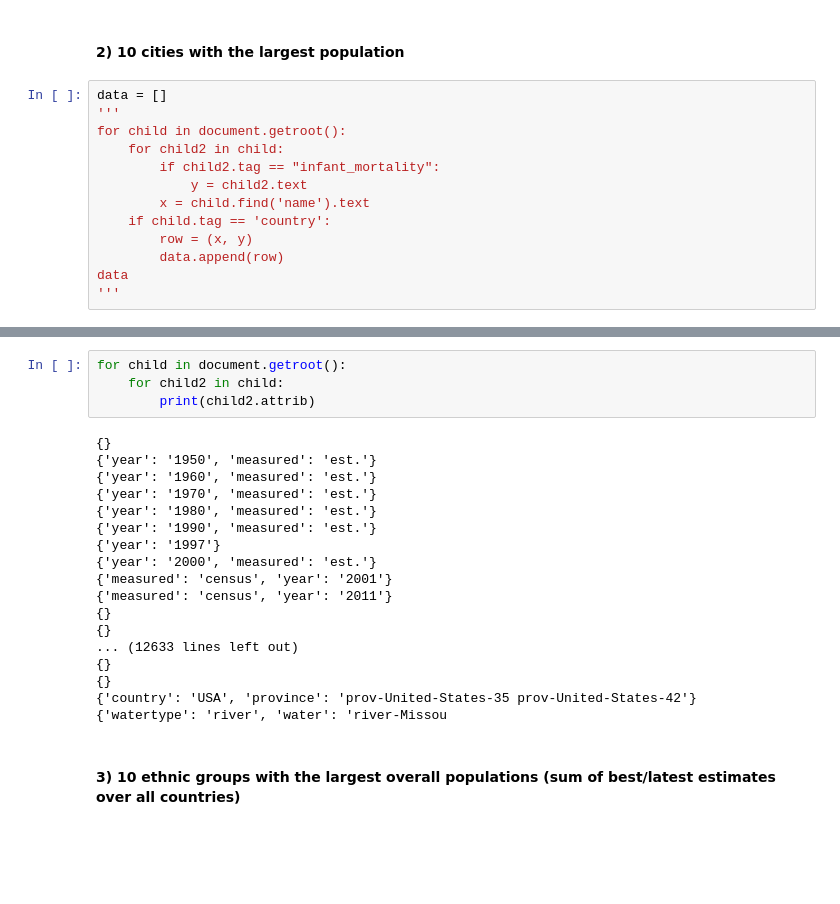
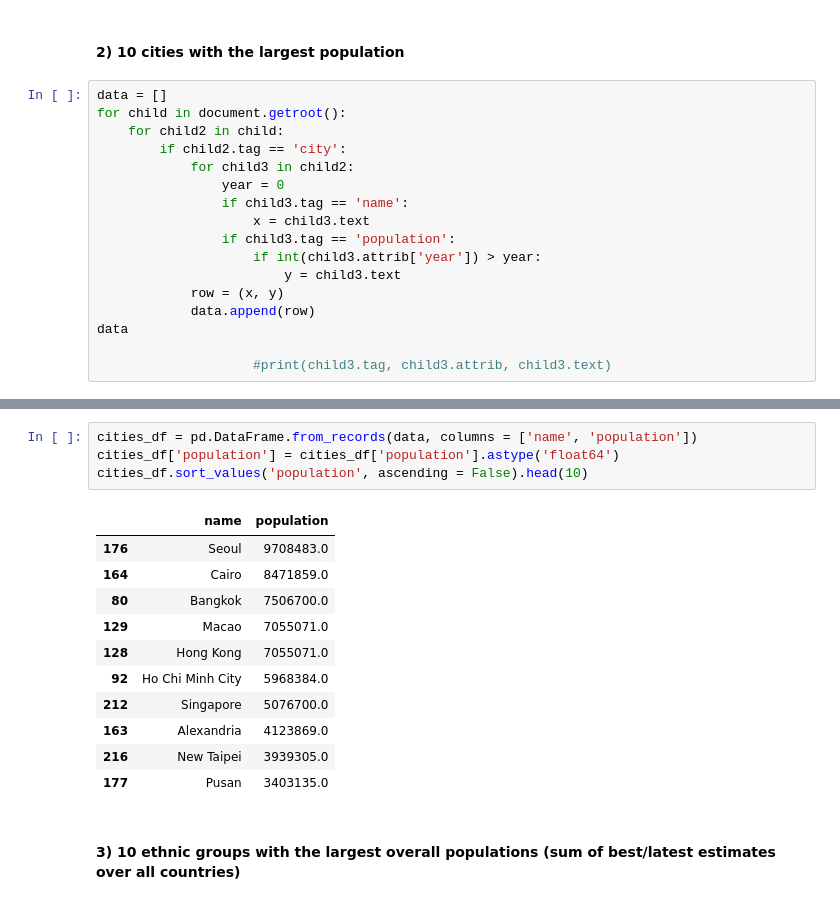
Before and after one commit to gkarp/sb_ds_intensive_data_wrangle_xml, a Jupyter notebook: sliderule_dsi_xml_exercise.ipynb, the cells around one changed output, grey strips where cells are left out. Drawn from its saved outputs; the diff is of its cells as text; blank space fills up the shorter version.

```diff
--- a/sliderule_dsi_xml_exercise.ipynb
+++ b/sliderule_dsi_xml_exercise.ipynb
@@ -180,14 +187,18 @@ inf_mortality_df.sort_values('infant_mortality').head(10)
 #### 2) 10 cities with the largest population
 # %%
 data = []
-'''
 for child in document.getroot():
     for child2 in child:
-        if child2.tag == "infant_mortality":
-            y = child2.text
-        x = child.find('name').text
-    if child.tag == 'country':
-        row = (x, y)
-        data.append(row)
+        if child2.tag == 'city':
+            for child3 in child2:
+                year = 0
+                if child3.tag == 'name':
+                    x = child3.text
+                if child3.tag == 'population':
+                    if int(child3.attrib['year']) > year:
+                        y = child3.text
+            row = (x, y)
+            data.append(row)
 data
-'''
+
+                    #print(child3.tag, child3.attrib, child3.text)
@@ -194,25 +223,19 @@ data
-# %%
-for child in document.getroot():
-    for child2 in child:
-        print(child2.attrib)
-# %% [output]
-{}
-{'year': '1950', 'measured': 'est.'}
-{'year': '1960', 'measured': 'est.'}
-{'year': '1970', 'measured': 'est.'}
-{'year': '1980', 'measured': 'est.'}
-{'year': '1990', 'measured': 'est.'}
-{'year': '1997'}
-{'year': '2000', 'measured': 'est.'}
-{'measured': 'census', 'year': '2001'}
-{'measured': 'census', 'year': '2011'}
-{}
-{}
-... (12633 lines left out)
-{}
-{}
-{'country': 'USA', 'province': 'prov-United-States-35 prov-United-States-42'}
-{'watertype': 'river', 'water': 'river-Missou
+# %%
+cities_df = pd.DataFrame.from_records(data, columns = ['name', 'population'])
+cities_df['population'] = cities_df['population'].astype('float64')
+cities_df.sort_values('population', ascending = False).head(10)
+# %% [output]
+|  | name | population |
+| 176 | Seoul | 9708483.0 |
+| 164 | Cairo | 8471859.0 |
+| 80 | Bangkok | 7506700.0 |
+| 129 | Macao | 7055071.0 |
+| 128 | Hong Kong | 7055071.0 |
+| 92 | Ho Chi Minh City | 5968384.0 |
+| 212 | Singapore | 5076700.0 |
+| 163 | Alexandria | 4123869.0 |
+| 216 | New Taipei | 3939305.0 |
+| 177 | Pusan | 3403135.0 |
 # %% [markdown]
 #### 3) 10 ethnic groups with the largest overall populations (sum of best/latest estimates over all countries)
 # %% [markdown]
```
Also changed, not shown: parts of 4 cells of this notebook.
